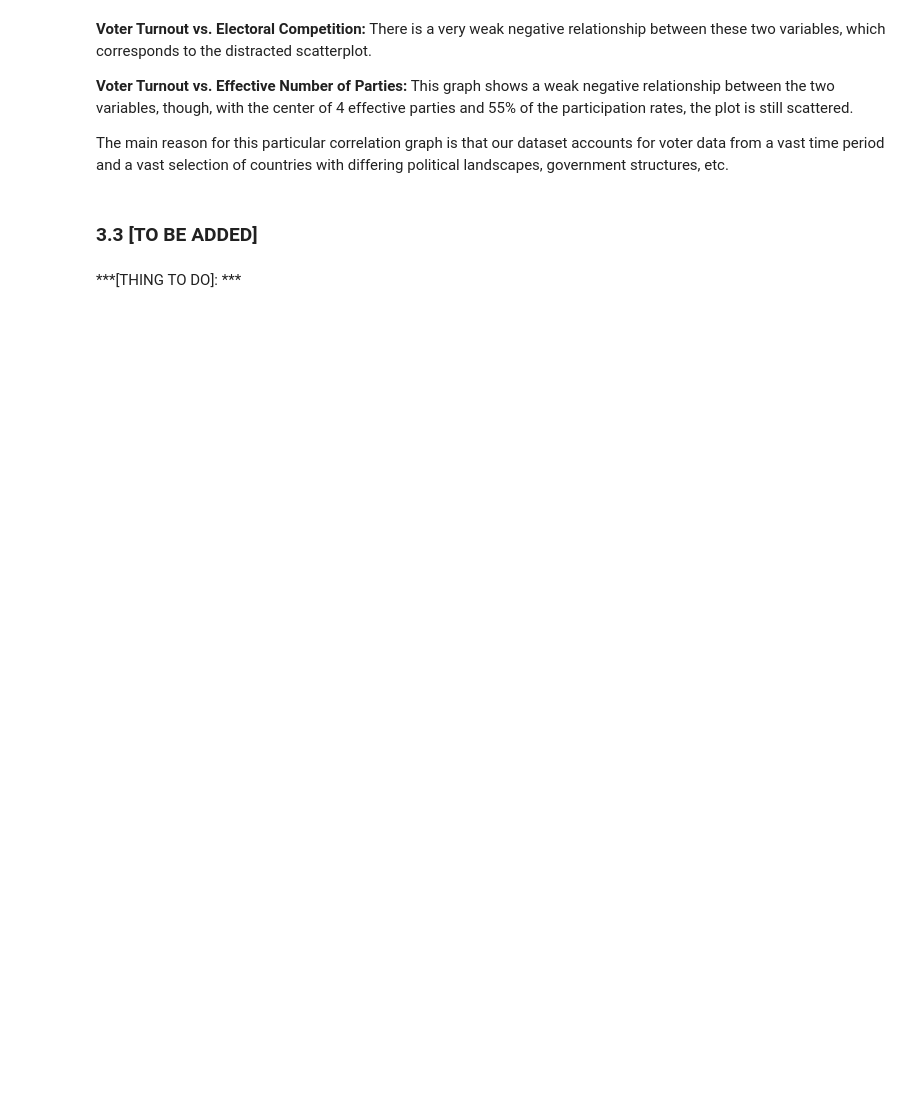
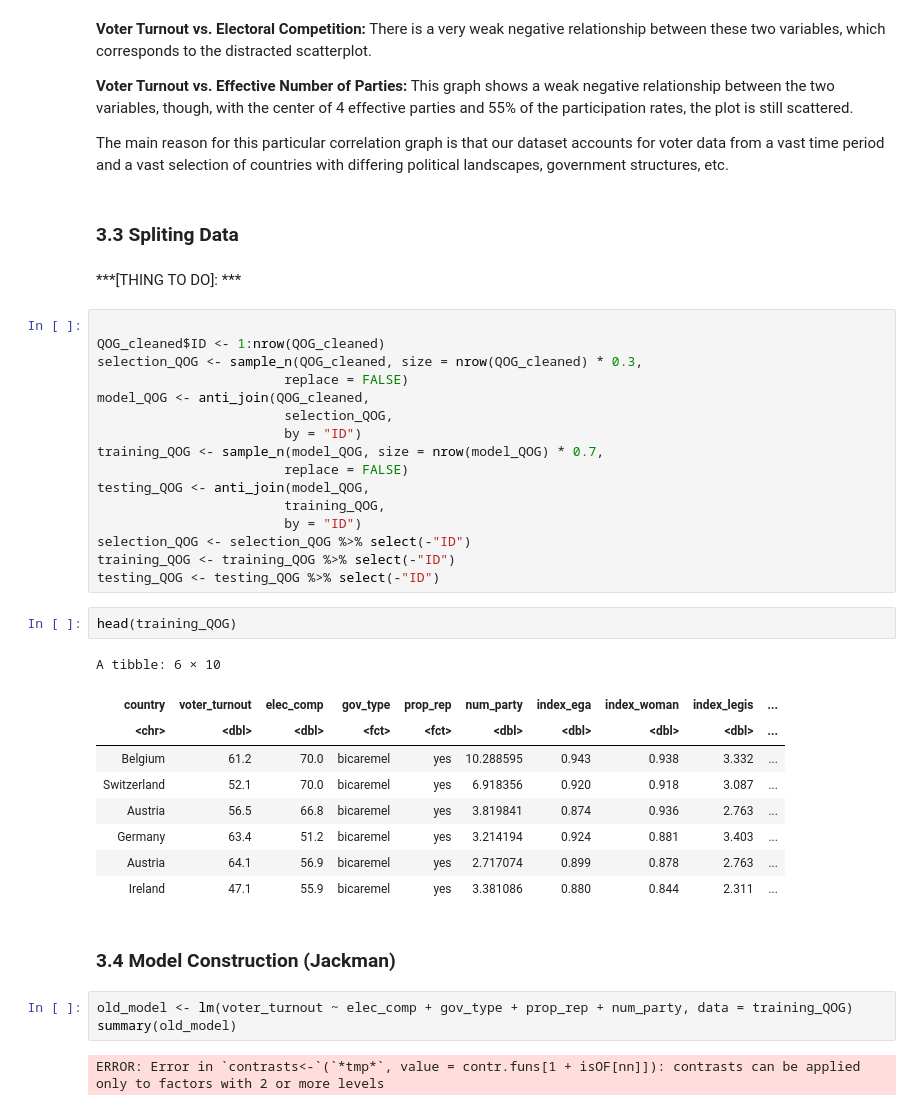
Before and after one commit to Yifan51/stat301-group-project, a Jupyter notebook: STAT_301_-_Group_Project_-_Final_Report.ipynb, the cells around one changed output. Drawn from its saved outputs; the diff is of its cells as text; blank space fills up the shorter version.

```diff
--- a/STAT_301_-_Group_Project_-_Final_Report.ipynb
+++ b/STAT_301_-_Group_Project_-_Final_Report.ipynb
@@ -235,6 +245,41 @@ QOG_cleaned_pairplots
 
 The main reason for this particular correlation graph is that our dataset accounts for voter data from a vast time period and a vast selection of countries with differing political landscapes, government structures, etc.
 # %% [markdown]
-### 3.3 [TO BE ADDED]
+### 3.3 Spliting Data
 # %% [markdown]
 ***[THING TO DO]: ***
+# %%
+
+QOG_cleaned$ID <- 1:nrow(QOG_cleaned)
+selection_QOG <- sample_n(QOG_cleaned, size = nrow(QOG_cleaned) * 0.3,
+                        replace = FALSE)
+model_QOG <- anti_join(QOG_cleaned,
+                        selection_QOG,
+                        by = "ID")
+training_QOG <- sample_n(model_QOG, size = nrow(model_QOG) * 0.7,
+                        replace = FALSE)
+testing_QOG <- anti_join(model_QOG,
+                        training_QOG,
+                        by = "ID")
+selection_QOG <- selection_QOG %>% select(-"ID")
+training_QOG <- training_QOG %>% select(-"ID")
+testing_QOG <- testing_QOG %>% select(-"ID")
+# %%
+head(training_QOG)
+# %% [output]
+A tibble: 6 × 10
+| country | voter_turnout | elec_comp | gov_type | prop_rep | num_party | index_ega | index_woman | index_legis | ... |
+| <chr> | <dbl> | <dbl> | <fct> | <fct> | <dbl> | <dbl> | <dbl> | <dbl> | ... |
+| Belgium | 61.2 | 70.0 | bicaremel | yes | 10.288595 | 0.943 | 0.938 | 3.332 | ... |
+| Switzerland | 52.1 | 70.0 | bicaremel | yes | 6.918356 | 0.920 | 0.918 | 3.087 | ... |
+| Austria | 56.5 | 66.8 | bicaremel | yes | 3.819841 | 0.874 | 0.936 | 2.763 | ... |
+| Germany | 63.4 | 51.2 | bicaremel | yes | 3.214194 | 0.924 | 0.881 | 3.403 | ... |
+| Austria | 64.1 | 56.9 | bicaremel | yes | 2.717074 | 0.899 | 0.878 | 2.763 | ... |
+| Ireland | 47.1 | 55.9 | bicaremel | yes | 3.381086 | 0.880 | 0.844 | 2.311 | ... |
+# %% [markdown]
+### 3.4 Model Construction (Jackman)
+# %%
+old_model <- lm(voter_turnout ~ elec_comp + gov_type + prop_rep + num_party, data = training_QOG)
+summary(old_model)
+# %% [output]
+ERROR: Error in `contrasts<-`(`*tmp*`, value = contr.funs[1 + isOF[nn]]): contrasts can be applied only to factors with 2 or more levels
```
Also changed, not shown: parts of 13 cells of this notebook.
